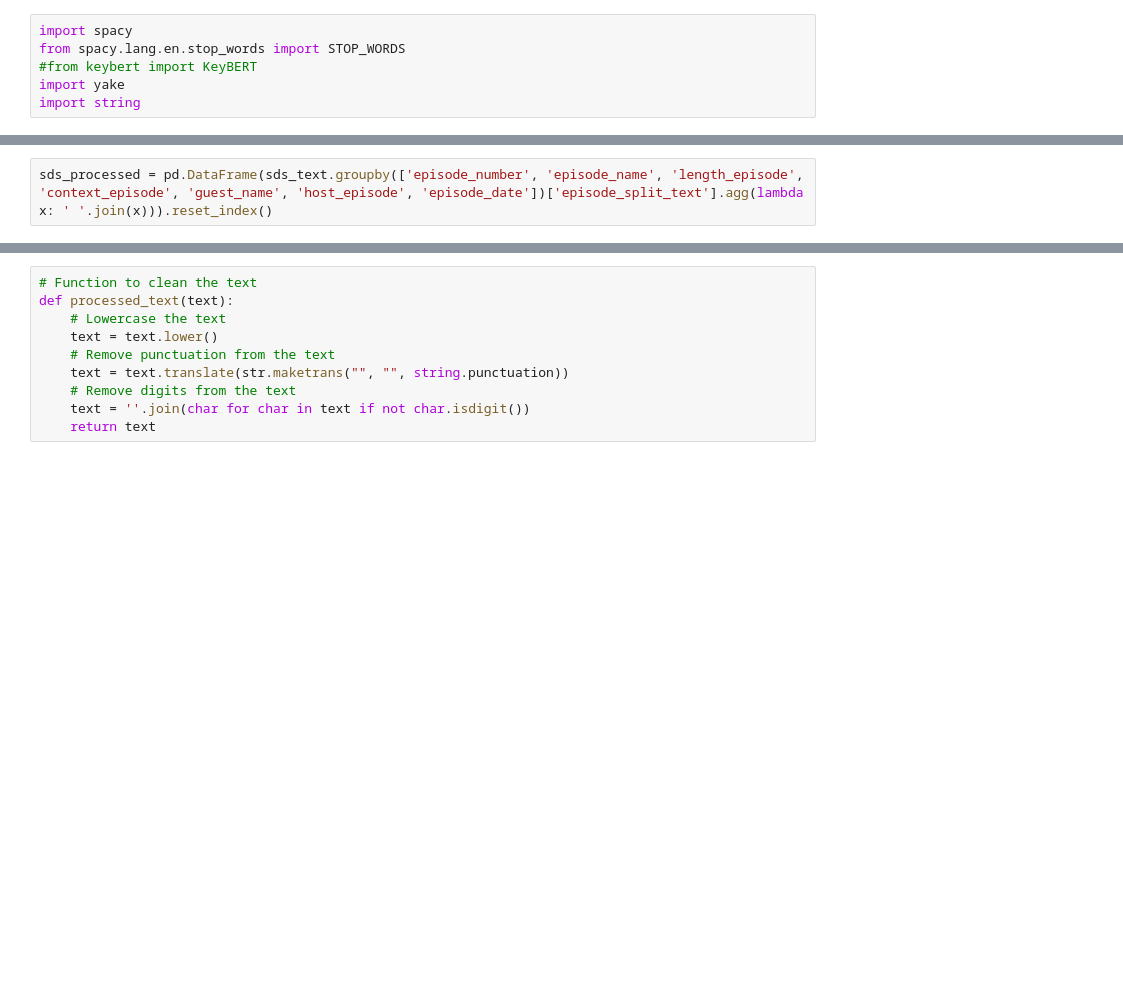
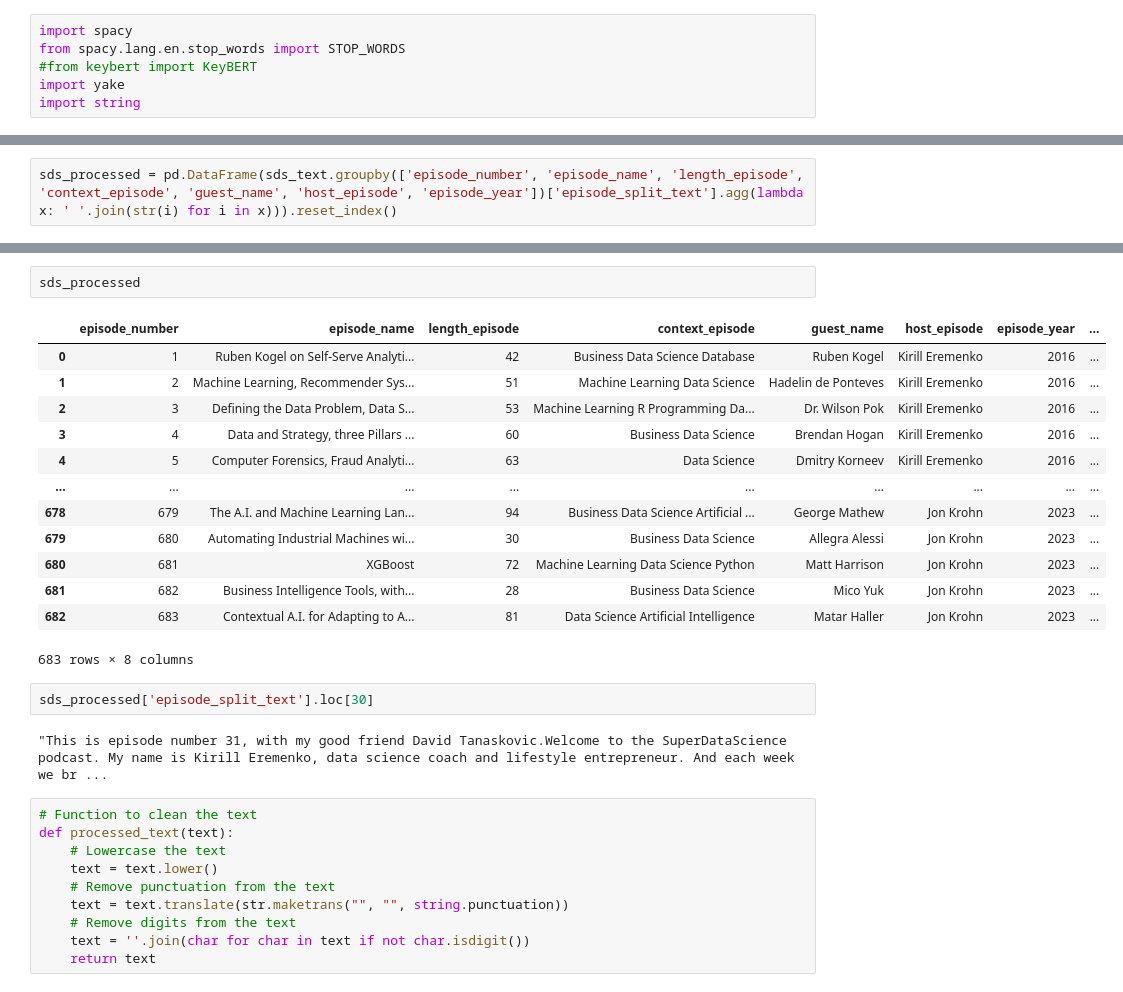
Before and after one commit to ashamaheshwari/SDS_podcast_analysis, a Jupyter notebook: notebooks/Keyword_Extraction.ipynb, the cells around one changed output, grey strips where cells are left out. Cells and saved outputs as stored; diff of their text form; blank space fills up the shorter version.

```diff
--- a/notebooks/Keyword_Extraction.ipynb
+++ b/notebooks/Keyword_Extraction.ipynb
@@ -13,2 +50,2 @@ sds_text = sds_text.set_index('Unnamed: 0')
 # %%
-sds_processed = pd.DataFrame(sds_text.groupby(['episode_number', 'episode_name', 'length_episode', 'context_episode', 'guest_name', 'host_episode', 'episode_date'])['episode_split_text'].agg(lambda x: ' '.join(x))).reset_index()
+sds_processed = pd.DataFrame(sds_text.groupby(['episode_number', 'episode_name', 'length_episode', 'context_episode', 'guest_name', 'host_episode', 'episode_year'])['episode_split_text'].agg(lambda x: ' '.join(str(i) for i in x))).reset_index()
@@ -15,3 +54,23 @@ sds_processed = pd.DataFrame(sds_text.groupby(['episode_number', 'episode_name',
+# %%
+sds_processed
+# %% [output]
+|  | episode_number | episode_name | length_episode | context_episode | guest_name | host_episode | episode_year | ... |
+| 0 | 1 | Ruben Kogel on Self-Serve Analyti... | 42 | Business Data Science Database | Ruben Kogel | Kirill Eremenko | 2016 | ... |
+| 1 | 2 | Machine Learning, Recommender Sys... | 51 | Machine Learning Data Science | Hadelin de Ponteves | Kirill Eremenko | 2016 | ... |
+| 2 | 3 | Defining the Data Problem, Data S... | 53 | Machine Learning R Programming Da... | Dr. Wilson Pok | Kirill Eremenko | 2016 | ... |
+| 3 | 4 | Data and Strategy, three Pillars ... | 60 | Business Data Science | Brendan Hogan | Kirill Eremenko | 2016 | ... |
+| 4 | 5 | Computer Forensics, Fraud Analyti... | 63 | Data Science | Dmitry Korneev | Kirill Eremenko | 2016 | ... |
+| ... | ... | ... | ... | ... | ... | ... | ... | ... |
+| 678 | 679 | The A.I. and Machine Learning Lan... | 94 | Business Data Science Artificial ... | George Mathew | Jon Krohn | 2023 | ... |
+| 679 | 680 | Automating Industrial Machines wi... | 30 | Business Data Science | Allegra Alessi | Jon Krohn | 2023 | ... |
+| 680 | 681 | XGBoost | 72 | Machine Learning Data Science Python | Matt Harrison | Jon Krohn | 2023 | ... |
+| 681 | 682 | Business Intelligence Tools, with... | 28 | Business Data Science | Mico Yuk | Jon Krohn | 2023 | ... |
+| 682 | 683 | Contextual A.I. for Adapting to A... | 81 | Data Science Artificial Intelligence | Matar Haller | Jon Krohn | 2023 | ... |
+683 rows × 8 columns
+# %%
+sds_processed['episode_split_text'].loc[30]
+# %% [output]
+"This is episode number 31, with my good friend David Tanaskovic.Welcome to the SuperDataScience podcast. My name is Kirill Eremenko, data science coach and lifestyle entrepreneur. And each week we br ...
 # %%
 # Function to clean the text
 def processed_text(text):
```
Also changed, not shown: parts of 21 cells of this notebook, 3 other files.
